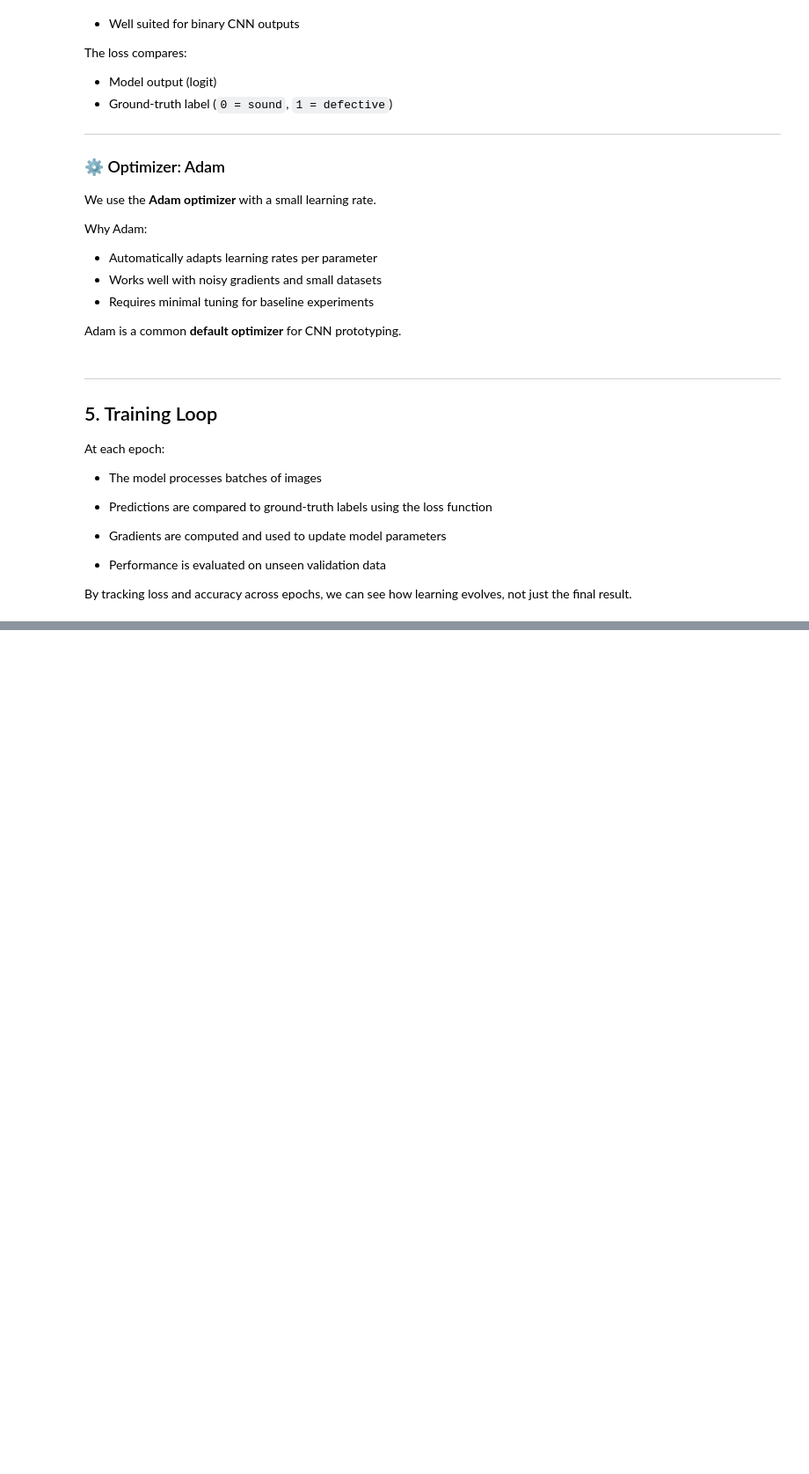
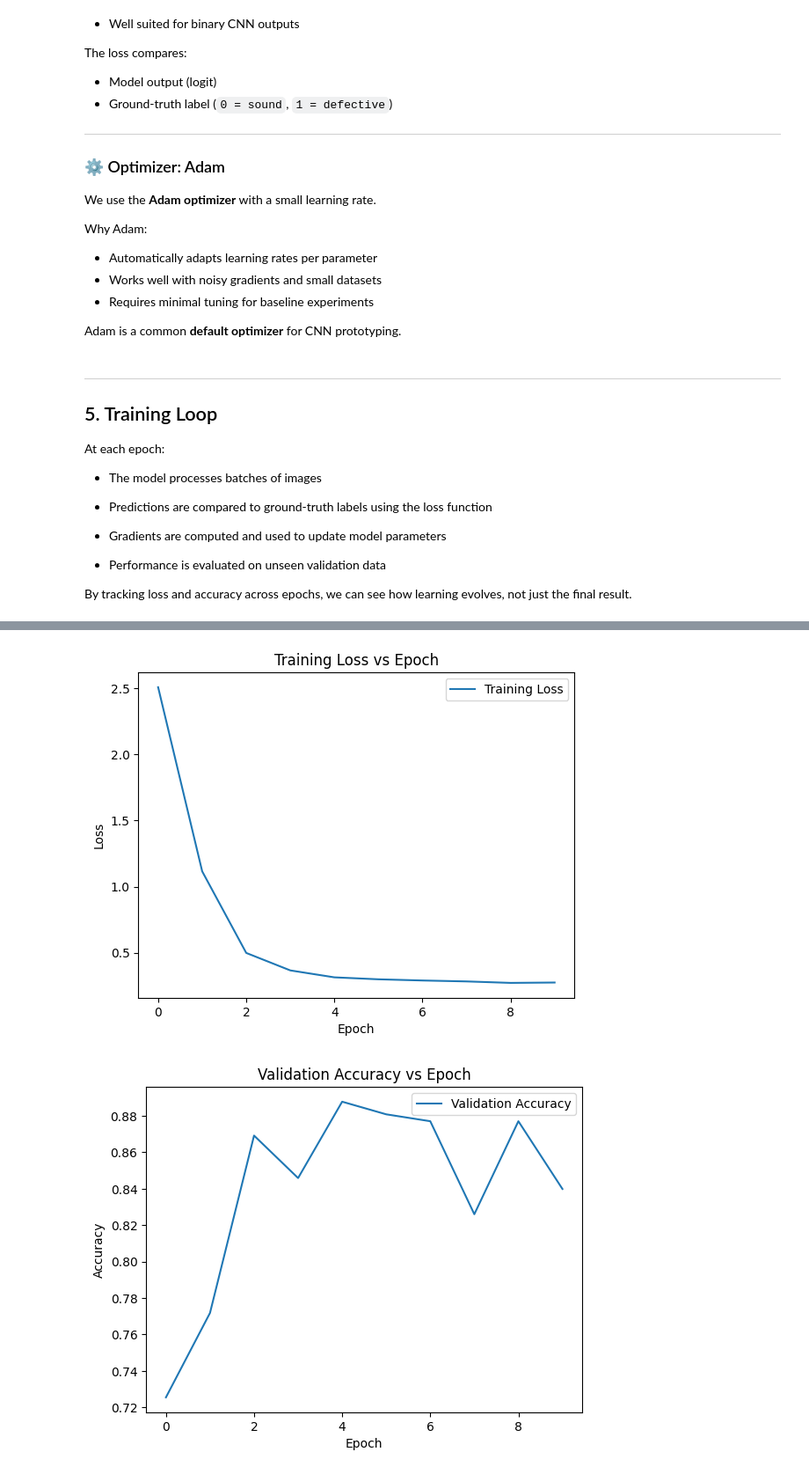
Before and after one commit to vopstalf/ML-Training-TE, a Jupyter notebook: CNN_Excercise.ipynb, the cells around one changed output, grey strips where cells are left out. Shown at 88% size. Drawn from its saved outputs; the diff is of its cells as text; code cells hidden in the pictures; blank space fills up the shorter version.

```diff
--- a/CNN_Excercise.ipynb
+++ b/CNN_Excercise.ipynb
@@ -429,0 +538,20 @@ plt.show()
+# %%
+model = BetterCNN().to(device)
+criterion = nn.BCEWithLogitsLoss()
+optimizer = torch.optim.Adam(model.parameters(), lr=1e-3)
+# %%
+EPOCHS = 10
+
+train_losses = []
+val_accuracies = []
+
+for epoch in range(EPOCHS):
+    train_loss = train_epoch(model, train_loader)
+    val_acc = eval_epoch(model, val_loader)
+
+    train_losses.append(train_loss)
+    val_accuracies.append(val_acc)
+
+    print(f"Epoch {epoch+1}/{EPOCHS} | "
+          f"Train Loss: {train_loss:.4f} | "
+          f"Val Accuracy: {val_acc:.4f}")
@@ -429,0 +569,19 @@ plt.show()
+# %%
+plt.figure()
+plt.plot(train_losses, label="Training Loss")
+plt.xlabel("Epoch")
+plt.ylabel("Loss")
+plt.title("Training Loss vs Epoch")
+plt.legend()
+plt.show()
+
+plt.figure()
+plt.plot(val_accuracies, label="Validation Accuracy")
+plt.xlabel("Epoch")
+plt.ylabel("Accuracy")
+plt.title("Validation Accuracy vs Epoch")
+plt.legend()
+plt.show()
+# %% [output]
+[figure, added]
+[figure, added]
```
Also changed, not shown: parts of 21 cells of this notebook.
